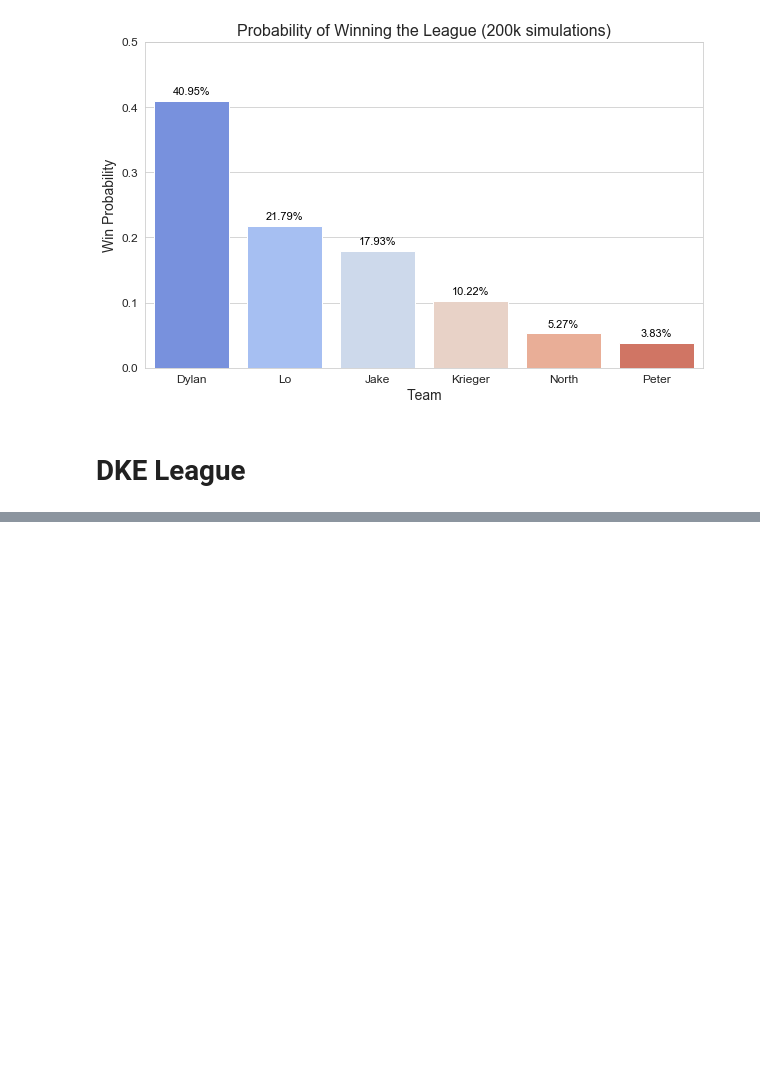
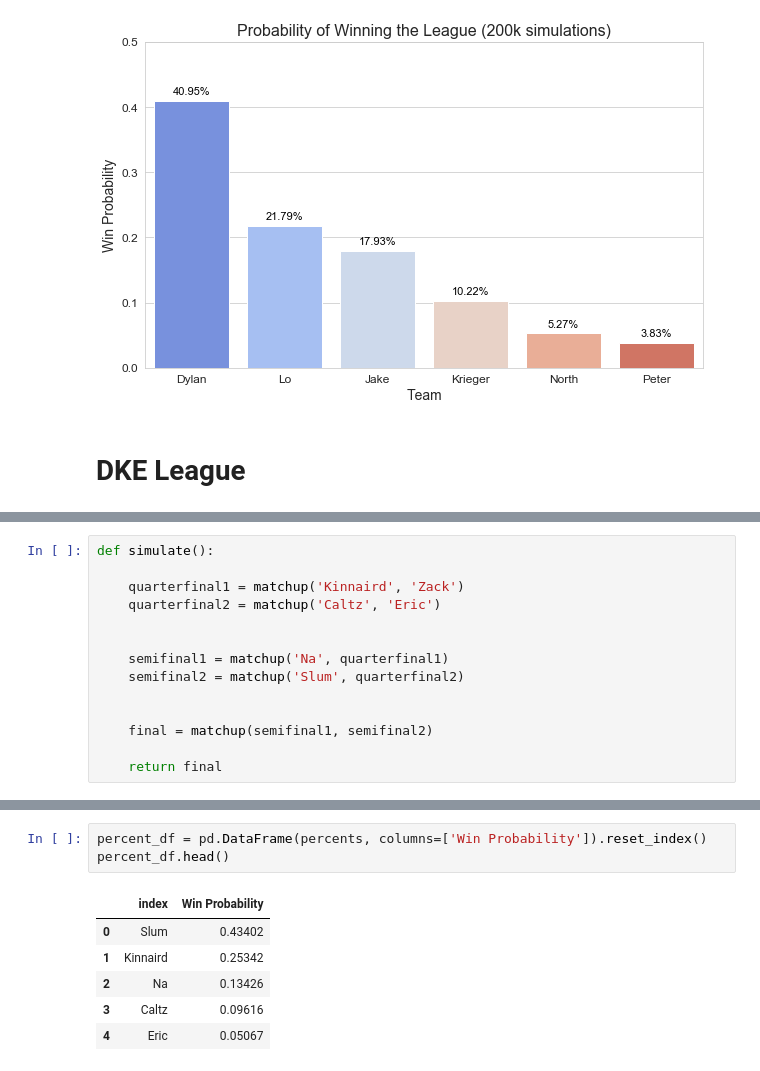
Before and after one commit to eonofrey/fantasy_football_simulate, a Jupyter notebook: fantasy_football_simulation.ipynb, the cells around one changed output, grey strips where cells are left out. Cells and saved outputs as stored; diff of their text form; blank space fills up the shorter version.

```diff
--- a/fantasy_football_simulation.ipynb
+++ b/fantasy_football_simulation.ipynb
@@ -231,0 +254,14 @@ plt.show()
+# %%
+def simulate():
+
+    quarterfinal1 = matchup('Kinnaird', 'Zack')
+    quarterfinal2 = matchup('Caltz', 'Eric')
+
+
+    semifinal1 = matchup('Na', quarterfinal1)
+    semifinal2 = matchup('Slum', quarterfinal2)
+
+
+    final = matchup(semifinal1, semifinal2)
+
+    return final
@@ -231,0 +290,10 @@ plt.show()
+# %%
+percent_df = pd.DataFrame(percents, columns=['Win Probability']).reset_index()
+percent_df.head()
+# %% [output]
+|  | index | Win Probability |
+| 0 | Slum | 0.43402 |
+| 1 | Kinnaird | 0.25342 |
+| 2 | Na | 0.13426 |
+| 3 | Caltz | 0.09616 |
+| 4 | Eric | 0.05067 |
```
Also changed, not shown: parts of 7 cells of this notebook.
